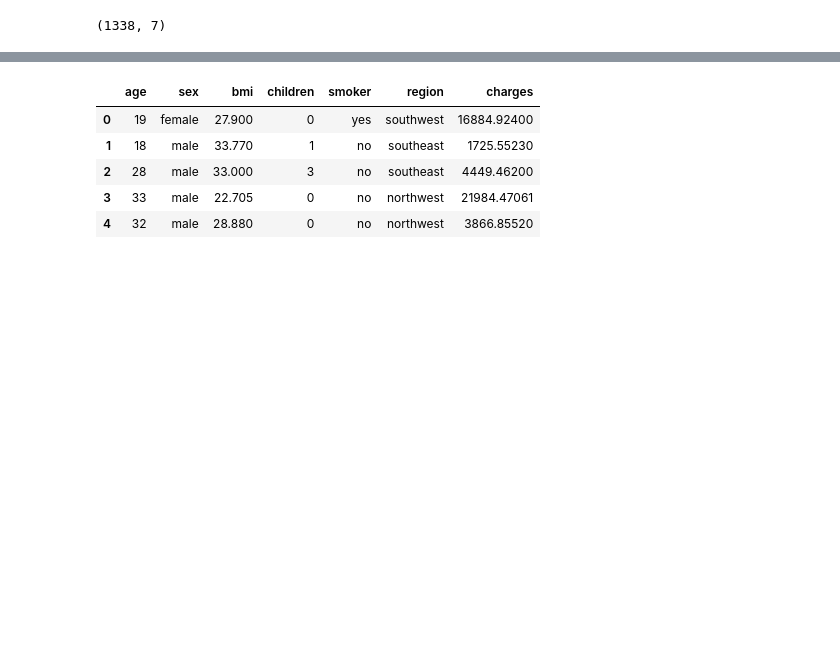
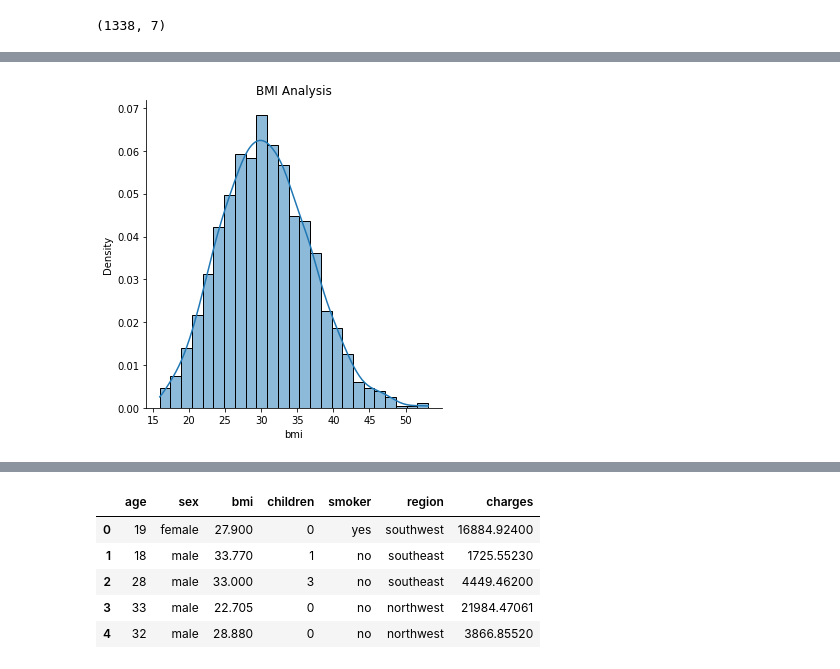
Before and after one commit to devrimakkoy/Global_AI_Hub_Proje, a Jupyter notebook: Insurance_Forecast.ipynb, the cells around one changed output, grey strips where cells are left out. Cells and saved outputs as stored; diff of their text form; code cells hidden in the pictures; blank space fills up the shorter version.

```diff
--- a/Insurance_Forecast.ipynb
+++ b/Insurance_Forecast.ipynb
@@ -12,0 +13,3 @@ import seaborn as sns
+# %%
+df = pd.read_csv("/content/insurance.csv")
+df.head()
@@ -35,3 +39,0 @@ charges: Individual medical costs billed by health insurance
-# %%
-df = pd.read_csv("insurance.csv")
-df.head()
@@ -332,0 +90,7 @@ from sklearn.metrics import classification_report
+# %%
+# Visualize the distribution of "bmi"
+sns.displot(data=df['bmi'], kde=True, stat='density', linewidth=1)
+plt.title('BMI Analysis')
+plt.show()
+# %% [output]
+[figure, added]
```
Also changed, not shown: parts of 184 cells of this notebook.
